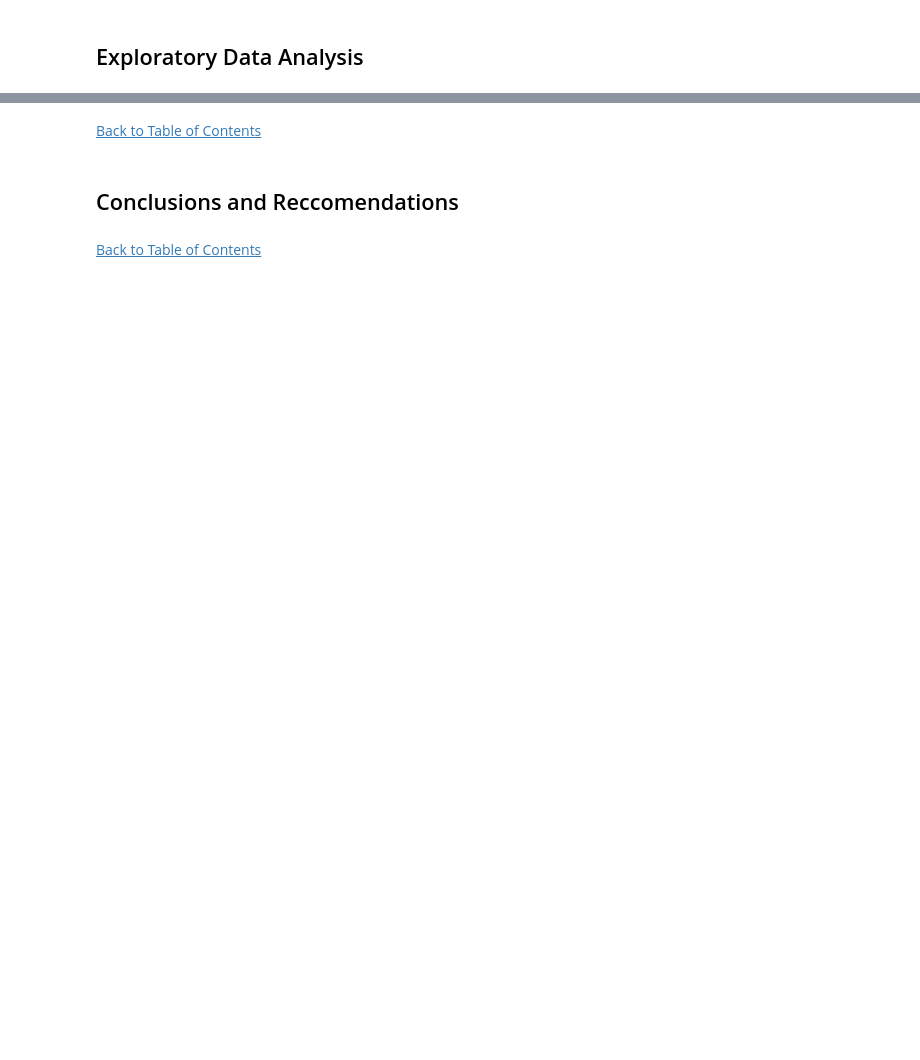
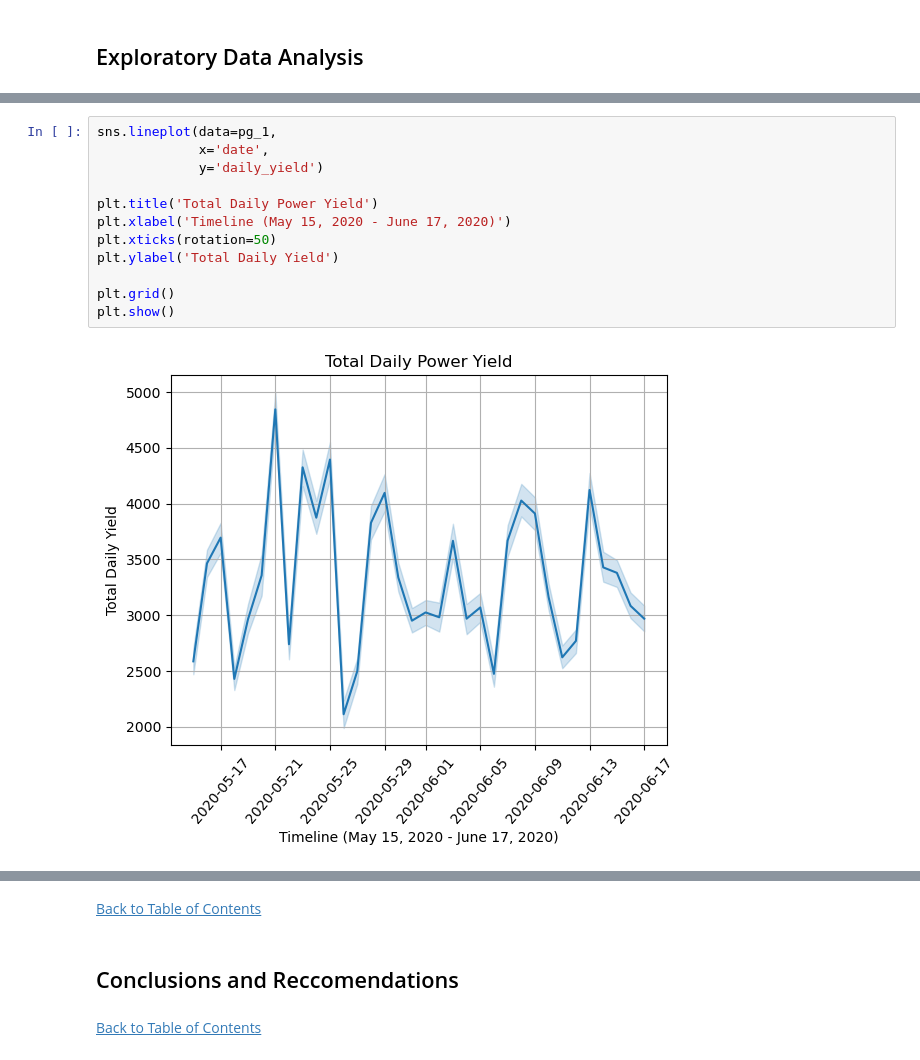
Before and after one commit to jasondo-da/Solar_Generation_Analysis, a Jupyter notebook: solar_generation_analysis.ipynb, the cells around one changed output, grey strips where cells are left out. Cells and saved outputs as stored; diff of their text form; blank space fills up the shorter version.

```diff
--- a/solar_generation_analysis.ipynb
+++ b/solar_generation_analysis.ipynb
@@ -430,0 +554,14 @@ memory usage: 127.6 KB
+# %%
+sns.lineplot(data=pg_1,
+             x='date',
+             y='daily_yield')
+
+plt.title('Total Daily Power Yield')
+plt.xlabel('Timeline (May 15, 2020 - June 17, 2020)')
+plt.xticks(rotation=50)
+plt.ylabel('Total Daily Yield')
+
+plt.grid()
+plt.show()
+# %% [output]
+[figure, added]
```
Also changed, not shown: parts of 32 cells of this notebook.
